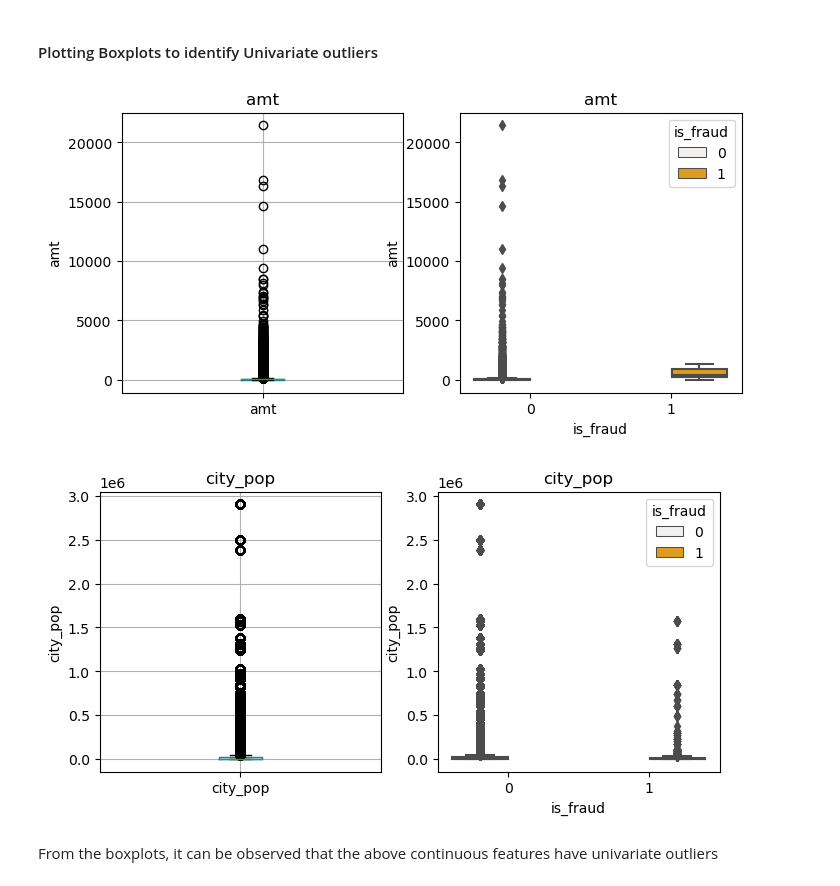
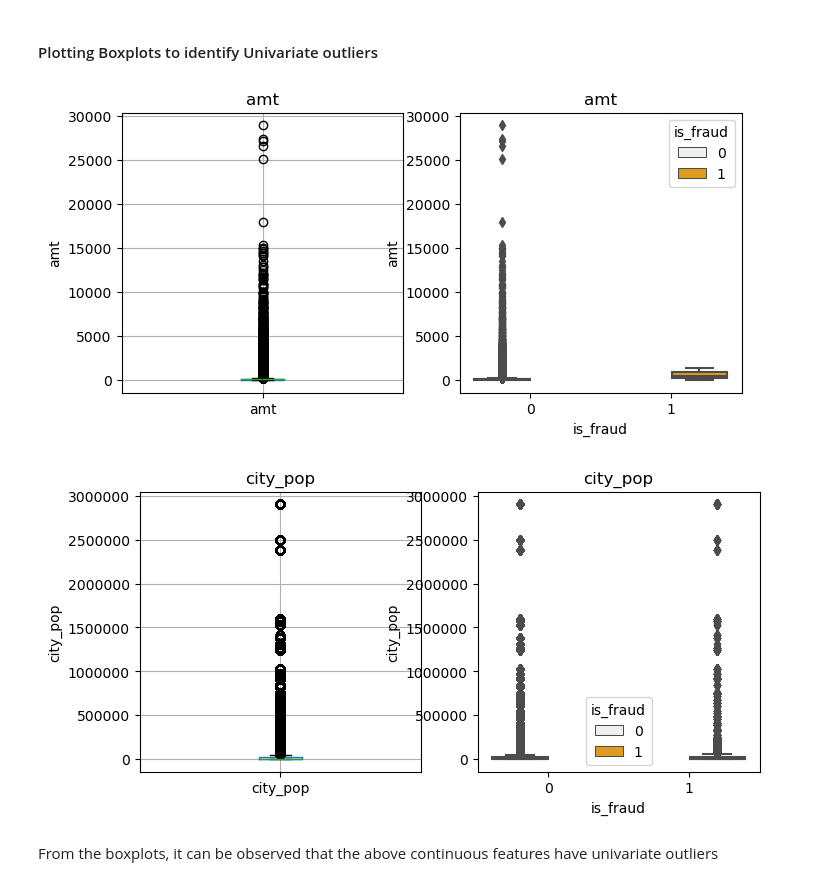
Before and after one commit to nipun1992/Credit-Card-Transaction-Fraud-Detection, a Jupyter notebook: Deep Learning - Fraud Detection.ipynb, the cells around one changed output. Saved outputs shown, nothing was run; the diff lists cells and outputs as text; code cells hidden in the pictures.

```diff
--- a/Deep Learning - Fraud Detection.ipynb
+++ b/Deep Learning - Fraud Detection.ipynb
@@ -74,7 +95,7 @@ os.listdir(data_dir)
 # %% [markdown]
 Reading the dataset using pandas
 # %%
-df_fraudTrain = pd.read_csv(r"C:\Users\nipun.gupta\Downloads\Credit card Fraud transaction detection\fraud-transactions-dataset\fraudTrain.csv", index_col=0)
+df_fraudTrain = pd.read_csv(file_train, index_col=0)
 # %%
 df_fraudTrain.shape
 # %% [output]
@@ -199,5 +224,5 @@ Based on domain knowledge, the attributes that will not be useful for fraud dete
 
  These attributes can be dropped
 # %%
-df_fraudTest = df_fraudTest.drop(columns=["trans_date_trans_time", "cc_num", "first", "last", "street", "dob", "zip", "lat", "long", "trans_num", "unix_time", "merchant", "city", "job"], axis=1)
+df_fraudTrain = df_fraudTrain.drop(columns=["trans_date_trans_time", "cc_num", "first", "last", "street", "dob", "zip", "lat", "long", "trans_num", "unix_time", "merchant", "city", "job"], axis=1)
 # %%
@@ -371,7 +328,7 @@ It can be observed that there are **277859** rows in the training dataset
 # %% [markdown]
 #### Extracting the continuous features from the data
 # %%
-continuous_features = [feature for feature in df_train.select_dtypes(np.number).columns if feature not in ['merch_lat', 'merch_long', 'is_fraud']]
+continuous_features = [feature for feature in df_fraudTrain.select_dtypes(np.number).columns if feature not in ['merch_lat', 'merch_long', 'is_fraud']]
 # %%
 continuous_features
 # %% [output]
@@ -383,19 +340,21 @@ def create_boxplots(dataset, feature_list, target):
     for feature in feature_list:
         plt.figure(figsize=(8,8))
         plt.subplot(2,2,1)
+        plt.ticklabel_format(style='plain')
         dataset.boxplot(column=feature)
         plt.ylabel(feature)
         plt.title(feature)
         plt.subplot(2,2,2)
+        plt.ticklabel_format(style='plain')
         sns.boxplot(x=dataset[target], y=dataset[feature], data=dataset, hue=target, color='orange')
         plt.ylabel(feature)
         plt.title(feature)
         plt.show()
 # %%
-create_boxplots(df_train, continuous_features, 'is_fraud')
+create_boxplots(df_fraudTrain, continuous_features, 'is_fraud')
 # %% [output]
-[figure, old version]
+[figure, new version]
-[figure, old version]
+[figure, new version]
 # %% [markdown]
 From the boxplots, it can be observed that the above continuous features have univariate outliers
 # %% [markdown]
```
Also changed, not shown: parts of 147 cells of this notebook.
